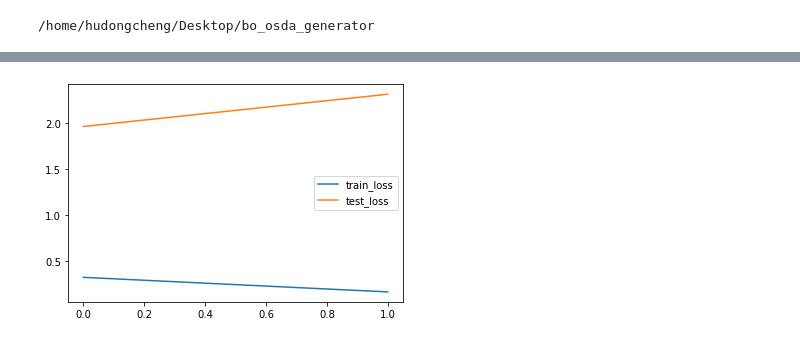
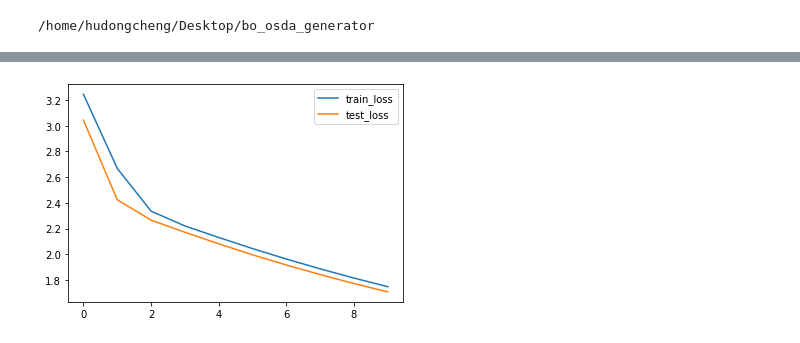
Before and after one commit to BoldHu/BO_OSDA_Generator, a Jupyter notebook: experiments/train_lstm.ipynb, the cells around one changed output, grey strips where cells are left out. Drawn from its saved outputs; the diff is of its cells as text; code cells hidden in the pictures.

```diff
--- a/experiments/train_lstm.ipynb
+++ b/experiments/train_lstm.ipynb
@@ -24,6 +26,19 @@ from utils.utils import *
 from datasets.data_loader import *
 from models.lstm import LSTM_Variant
 from utils.plot_figures import *
+# %%
+cudnn.benchmark = True
+cudnn.enabled = True
+
+train_loss_history = []
+train_acc_history = []
+test_loss_history = []
+test_acc_history = []
+
+log_dir = './logs/'
+save_best_weight_path = './checkpoints/'
+
+now = datetime.now().strftime('%Y-%m-%d-%H-%M-%S')
 # %%
 # load the data
 train_smiles = read_strings('./data/train_smiles.csv', idx=False)
@@ -45,9 +60,9 @@ index_to_char = dict((i, c) for i, c in enumerate(charset))
 char_list = [k for k, v in char_to_index.items()]
 
 cudnn.benchmark = True
-lr = 2e-3
+lr = 4e-6
 batch_size = 512
-n_epoch = 2
+epoch = 10
 seqlen = 127
 
 manual_seed = 42
@@ -68,10 +83,10 @@ train_dataloader = DataLoader(train_dataset, batch_size=batch_size, shuffle=True
 test_dataloader = DataLoader(test_dataset, batch_size=batch_size, shuffle=False)
 
 # load the model
-model = LSTM_Variant(charlen, embedding_dim=128, hidden_dim=256, conditional_synthesis_dim=24, num_layers=2, dropout=0.5)
+model = LSTM_Variant(charlen, embedding_dim=256, hidden_dim=256, conditional_synthesis_dim=24, num_layers=2, dropout=0.2)
 
 # define the loss function and the optimizer
-criterion = nn.CrossEntropyLoss()
+criterion = nn.CrossEntropyLoss(ignore_index=char_to_index['?']) # ignore the padding index
 optimizer = optim.Adam(model.parameters(), lr=lr)
 
 # define the device
@@ -214,0 +178,19 @@ torch.save(model.state_dict(), 'checkpoints/LSTM_Variant.pth')
+# %%
+# train the model
+for i in range(epoch):
+    train_loss, train_acc = train(model, train_dataloader, criterion, optimizer, device)
+    train_loss_history.append(train_loss)
+    train_acc_history.append(train_acc)
+    print('epoch: %d, train_loss: %.4f, train_acc: %.4f' % (i, train_loss, train_acc))
+    test_loss, test_acc = evaluate(model, test_dataloader, criterion, device)
+    test_loss_history.append(test_loss)
+    test_acc_history.append(test_acc)
+    print('epoch: %d, test_loss: %.4f, test_acc: %.4f' % (i, test_loss, test_acc))
+    if i == 0:
+        best_loss = test_loss
+        best_acc = test_acc
+    if test_loss < best_loss:
+        best_loss = test_loss
+        best_acc = test_acc
+        torch.save(model.state_dict(), save_best_weight_path + 'lstm_variant_best_loss.pth')
+    torch.save(model.state_dict(), save_best_weight_path + 'lstm_variant_last.pth')
@@ -215,5 +326,5 @@ torch.save(model.state_dict(), 'checkpoints/LSTM_Variant.pth')
 # %%
 # plot the training and testing loss
-plot_loss(train_loss_list, test_loss_list, 'LSTM_Variant')
+plot_loss(train_loss_history, test_loss_history, 'LSTM_Variant')
 # %% [output]
-[figure, old version]
+[figure, new version]
```
Also changed, not shown: parts of 12 cells of this notebook, 19 other files.
